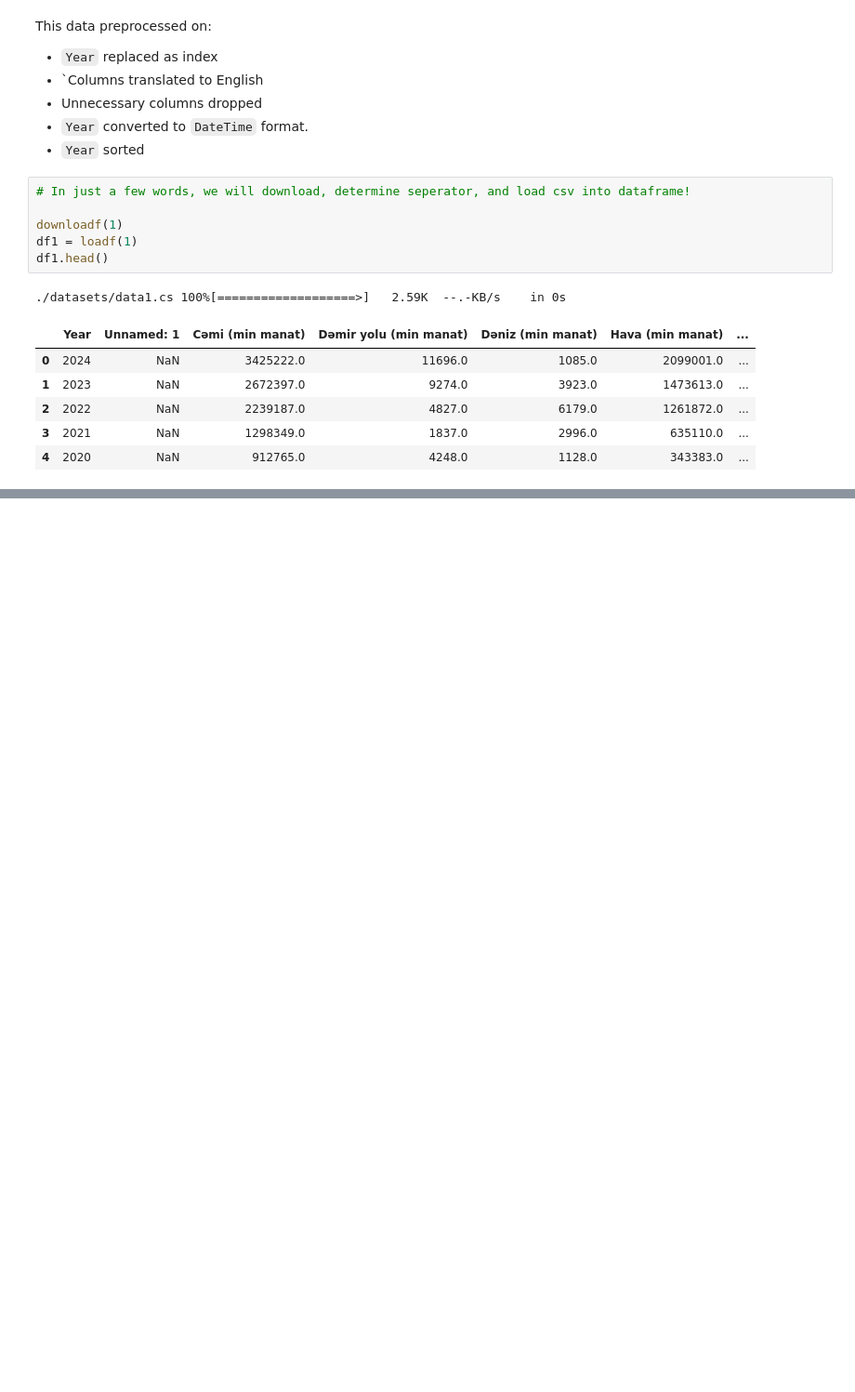
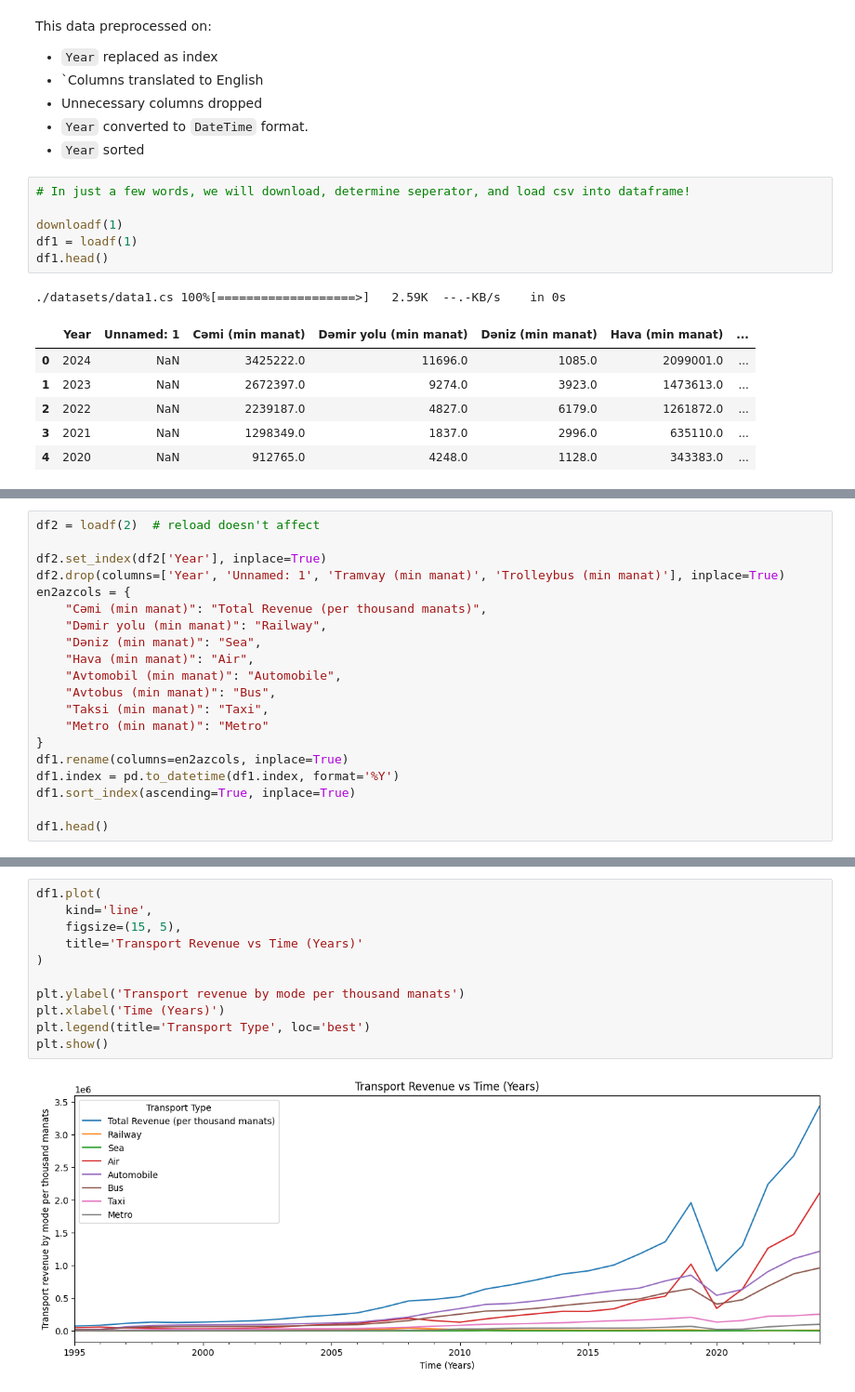
Before and after one commit to vugaer/OpenData.AZ-Analysis, a Jupyter notebook: analyzes/analyze.ipynb, the cells around one changed output, grey strips where cells are left out. Shown at 93% size. Cells and saved outputs as stored; diff of their text form; blank space fills up the shorter version.

```diff
--- a/analyzes/analyze.ipynb
+++ b/analyzes/analyze.ipynb
@@ -166,0 +158,20 @@ plt.show()
+# %%
+df2 = loadf(2)  # reload doesn't affect
+
+df2.set_index(df2['Year'], inplace=True)
+df2.drop(columns=['Year', 'Unnamed: 1', 'Tramvay (min manat)', 'Trolleybus (min manat)'], inplace=True)
+en2azcols = {
+    "Cəmi (min manat)": "Total Revenue (per thousand manats)",
+    "Dəmir yolu (min manat)": "Railway",
+    "Dəniz (min manat)": "Sea",
+    "Hava (min manat)": "Air",
+    "Avtomobil (min manat)": "Automobile",
+    "Avtobus (min manat)": "Bus",
+    "Taksi (min manat)": "Taxi",
+    "Metro (min manat)": "Metro"
+}
+df1.rename(columns=en2azcols, inplace=True)
+df1.index = pd.to_datetime(df1.index, format='%Y')
+df1.sort_index(ascending=True, inplace=True)
+
+df1.head()
@@ -166,0 +186,13 @@ plt.show()
+# %%
+df1.plot(
+    kind='line',
+    figsize=(15, 5),
+    title='Transport Revenue vs Time (Years)'
+)
+
+plt.ylabel('Transport revenue by mode per thousand manats')
+plt.xlabel('Time (Years)')
+plt.legend(title='Transport Type', loc='best')
+plt.show()
+# %% [output]
+[figure, added]
```
Also changed, not shown: parts of 7 cells of this notebook.
